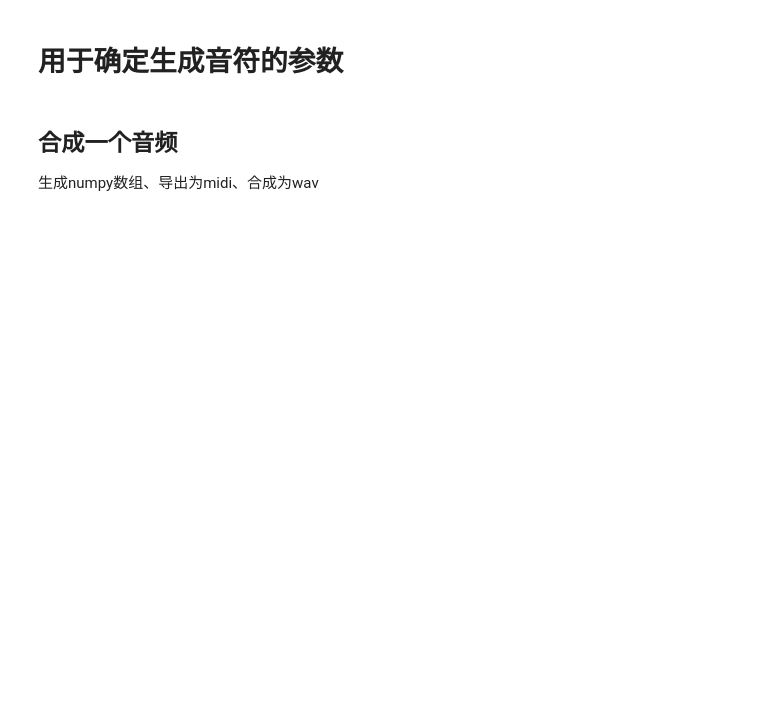
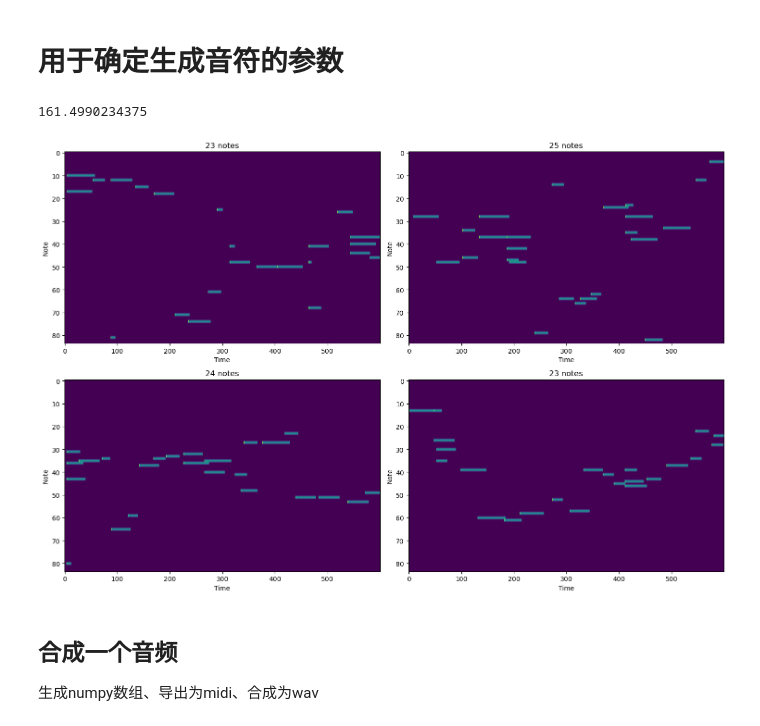
Before and after one commit to madderscientist/timbreAMT, a Jupyter notebook: data/septimbre/gen_test.ipynb, the cells around one changed output. Drawn from its saved outputs; the diff is of its cells as text; code cells hidden in the pictures; blank space fills up the shorter version.

```diff
--- a/data/septimbre/gen_test.ipynb
+++ b/data/septimbre/gen_test.ipynb
@@ -4,8 +4,16 @@
 import numpy as np
 import matplotlib.pyplot as plt
 from gen import Notes
-notes = Notes()
-print(notes.current_bpm(17.4))
+notes = Notes(
+    octave_weight = [1, 3, 5, 5, 5, 3, 1],
+    len_range = (5, 135),
+    len_mean = 32,
+    len_sigma = -1,
+    offset_mean = 0
+)
+print(notes.current_bpm(256/22.050))
+# %% [output]
+161.4990234375
 # %%
 # 本格用于调试generate函数的参数 调试完会加入Notes类
 def generate(frames = 660, polyphonic = 0.16, near = 0.65):
@@ -66,21 +74,23 @@ def generate(frames = 660, polyphonic = 0.16, near = 0.65):
 # %%
 # Create a figure with 2 rows and 2 columns
 fig, axs = plt.subplots(2, 2, figsize=(15, 10))
 
 # Plot the data in each subplot
 for i in range(2):
     for j in range(2):
         ax = axs[i, j]
-        data = notes.generate(660, 0.16, 0.7)
+        data = notes.generate(600, 0.14, 0.6)
         ax.imshow(data, aspect='auto', cmap='viridis')
         note_num = np.sum(data == 2)
         ax.set_title(f'{note_num} notes')
         ax.set_xlabel('Time')
         ax.set_ylabel('Note')
 
 # Adjust layout
 plt.tight_layout()
 plt.show()
+# %% [output]
+[figure, added]
 # %% [markdown]
 ## 合成一个音频
 生成numpy数组、导出为midi、合成为wav
```
Also changed, not shown: 46 other files.
